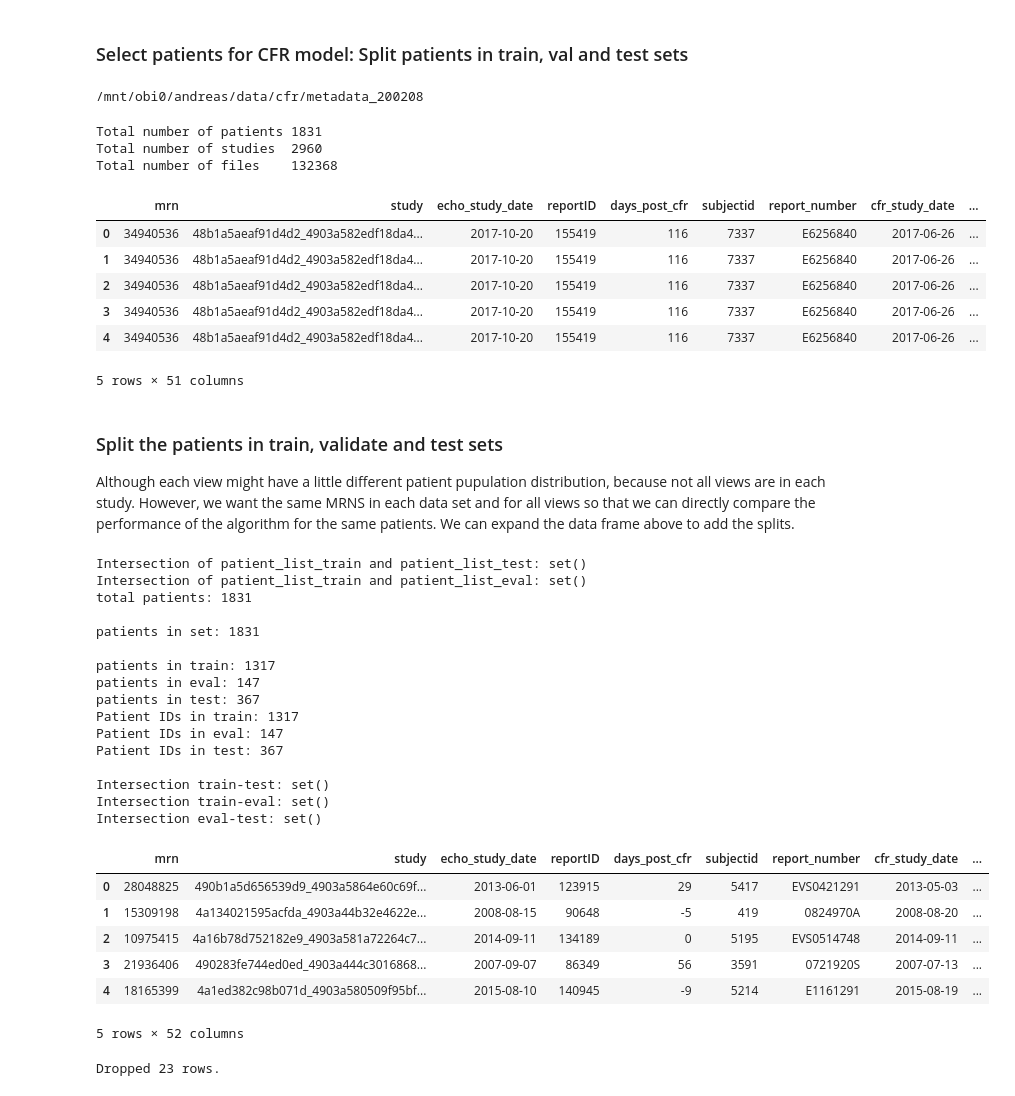
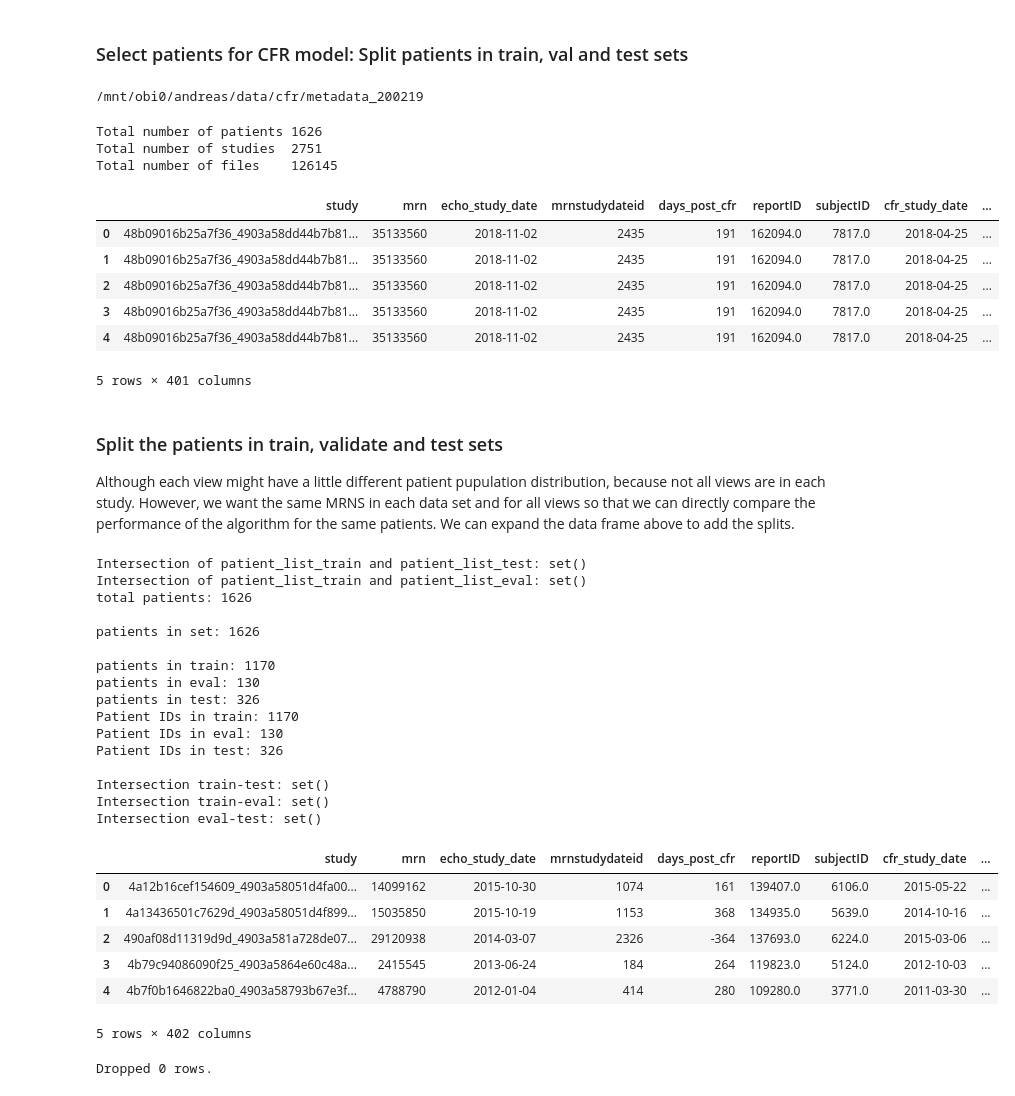
Before and after one commit to awerdich/werdich-cfr, a Jupyter notebook: notebooks/cfr_datasets_patientsplit.ipynb, the cells around one changed output. Cells and saved outputs as stored; diff of their text form; code cells hidden in the pictures.

Commit message:
New cfr data files.

```diff
--- a/notebooks/cfr_datasets_patientsplit.ipynb
+++ b/notebooks/cfr_datasets_patientsplit.ipynb
@@ -10,31 +10,31 @@ pd.set_option('display.max_columns', 50)
 pd.set_option('display.width', 1000)
 # %%
 cfr_data_root = os.path.normpath('/mnt/obi0/andreas/data/cfr')
-cfr_meta_date = '200208'
+cfr_meta_date = '200219'
 meta_dir = os.path.join(cfr_data_root, 'metadata_'+cfr_meta_date)
 print(meta_dir)
 # %% [output]
-/mnt/obi0/andreas/data/cfr/metadata_200208
+/mnt/obi0/andreas/data/cfr/metadata_200219
 # %%
-match_view_filename = 'BWH_2020-Feb-4_pet_match365_diff_files_'+cfr_meta_date+'.parquet'
+match_view_filename = 'BWH_2020-Feb-19_pet_match365_diff_files_'+cfr_meta_date+'.parquet'
 files_cfr = pd.read_parquet(os.path.join(meta_dir, match_view_filename))
 
 print('Total number of patients {}'.format(len(files_cfr.mrn.unique())))
 print('Total number of studies  {}'.format(len(files_cfr.study.unique())))
 print('Total number of files    {}'.format(len(files_cfr.filename.unique())))
 
 files_cfr.head()
 # %% [output]
-Total number of patients 1831
-Total number of studies  2960
-Total number of files    132368
+Total number of patients 1626
+Total number of studies  2751
+Total number of files    126145
-|  | mrn | study | echo_study_date | reportID | days_post_cfr | subjectid | report_number | cfr_study_date | ... |
-| 0 | 34940536 | 48b1a5aeaf91d4d2_4903a582edf18da4... | 2017-10-20 | 155419 | 116 | 7337 | E6256840 | 2017-06-26 | ... |
-| 1 | 34940536 | 48b1a5aeaf91d4d2_4903a582edf18da4... | 2017-10-20 | 155419 | 116 | 7337 | E6256840 | 2017-06-26 | ... |
-| 2 | 34940536 | 48b1a5aeaf91d4d2_4903a582edf18da4... | 2017-10-20 | 155419 | 116 | 7337 | E6256840 | 2017-06-26 | ... |
-| 3 | 34940536 | 48b1a5aeaf91d4d2_4903a582edf18da4... | 2017-10-20 | 155419 | 116 | 7337 | E6256840 | 2017-06-26 | ... |
-| 4 | 34940536 | 48b1a5aeaf91d4d2_4903a582edf18da4... | 2017-10-20 | 155419 | 116 | 7337 | E6256840 | 2017-06-26 | ... |
+|  | study | mrn | echo_study_date | mrnstudydateid | days_post_cfr | reportID | subjectID | cfr_study_date | ... |
+| 0 | 48b09016b25a7f36_4903a58dd44b7b81... | 35133560 | 2018-11-02 | 2435 | 191 | 162094.0 | 7817.0 | 2018-04-25 | ... |
+| 1 | 48b09016b25a7f36_4903a58dd44b7b81... | 35133560 | 2018-11-02 | 2435 | 191 | 162094.0 | 7817.0 | 2018-04-25 | ... |
+| 2 | 48b09016b25a7f36_4903a58dd44b7b81... | 35133560 | 2018-11-02 | 2435 | 191 | 162094.0 | 7817.0 | 2018-04-25 | ... |
+| 3 | 48b09016b25a7f36_4903a58dd44b7b81... | 35133560 | 2018-11-02 | 2435 | 191 | 162094.0 | 7817.0 | 2018-04-25 | ... |
+| 4 | 48b09016b25a7f36_4903a58dd44b7b81... | 35133560 | 2018-11-02 | 2435 | 191 | 162094.0 | 7817.0 | 2018-04-25 | ... |
-5 rows × 51 columns
+5 rows × 401 columns
 # %% [markdown]
 ### Split the patients in train, validate and test sets ###
 Although each view might have a little different patient pupulation distribution, because not all views are in each study. However, we want the same MRNS in each data set and for all views so that we can directly compare the performance of the algorithm for the same patients. We can expand the data frame above to add the splits.
@@ -94,16 +94,16 @@ print('Intersection eval-test:', set(patient_split['eval']).intersection(set(pat
 # %% [output]
 Intersection of patient_list_train and patient_list_test: set()
 Intersection of patient_list_train and patient_list_eval: set()
-total patients: 1831
+total patients: 1626
 
-patients in set: 1831
+patients in set: 1626
 
-patients in train: 1317
-patients in eval: 147
-patients in test: 367
-Patient IDs in train: 1317
-Patient IDs in eval: 147
-Patient IDs in test: 367
+patients in train: 1170
+patients in eval: 130
+patients in test: 326
+Patient IDs in train: 1170
+Patient IDs in eval: 130
+Patient IDs in test: 326
 
 Intersection train-test: set()
 Intersection train-eval: set()
@@ -124,23 +124,24 @@ files_cfr_dset = files_cfr.merge(right = split_df, on = 'mrn', how = 'left').\
 # %%
 files_cfr_dset.head(5)
 # %% [output]
-|  | mrn | study | echo_study_date | reportID | days_post_cfr | subjectid | report_number | cfr_study_date | ... |
-| 0 | 28048825 | 490b1a5d656539d9_4903a5864e60c69f... | 2013-06-01 | 123915 | 29 | 5417 | EVS0421291 | 2013-05-03 | ... |
-| 1 | 15309198 | 4a134021595acfda_4903a44b32e4622e... | 2008-08-15 | 90648 | -5 | 419 | 0824970A | 2008-08-20 | ... |
-| 2 | 10975415 | 4a16b78d752182e9_4903a581a72264c7... | 2014-09-11 | 134189 | 0 | 5195 | EVS0514748 | 2014-09-11 | ... |
-| 3 | 21936406 | 490283fe744ed0ed_4903a444c3016868... | 2007-09-07 | 86349 | 56 | 3591 | 0721920S | 2007-07-13 | ... |
-| 4 | 18165399 | 4a1ed382c98b071d_4903a580509f95bf... | 2015-08-10 | 140945 | -9 | 5214 | E1161291 | 2015-08-19 | ... |
+|  | study | mrn | echo_study_date | mrnstudydateid | days_post_cfr | reportID | subjectID | cfr_study_date | ... |
+| 0 | 4a12b16cef154609_4903a58051d4fa00... | 14099162 | 2015-10-30 | 1074 | 161 | 139407.0 | 6106.0 | 2015-05-22 | ... |
+| 1 | 4a13436501c7629d_4903a58051d4f899... | 15035850 | 2015-10-19 | 1153 | 368 | 134935.0 | 5639.0 | 2014-10-16 | ... |
+| 2 | 490af08d11319d9d_4903a581a728de07... | 29120938 | 2014-03-07 | 2326 | -364 | 137693.0 | 6224.0 | 2015-03-06 | ... |
+| 3 | 4b79c94086090f25_4903a5864e60c48a... | 2415545 | 2013-06-24 | 184 | 264 | 119823.0 | 5124.0 | 2012-10-03 | ... |
+| 4 | 4b7f0b1646822ba0_4903a58793b67e3f... | 4788790 | 2012-01-04 | 414 | 280 | 109280.0 | 3771.0 | 2011-03-30 | ... |
-5 rows × 52 columns
+5 rows × 402 columns
 # %%
-# Prepare the final set that we will use for writing TFR files. We don't want any rows with NAs
-files_tfr = files_cfr_dset.dropna().drop(columns = ['index'])
+# Prepare the final set that we will use for writing TFR files. We don't want any rows with NAs in some columns.
+no_na_columns = ['study', 'mrn', 'echo_study_date', 'mrnstudydateid', 'model_cfr']
+files_tfr = files_cfr_dset.dropna(subset=no_na_columns)
 
 print('Dropped {} rows.'.format(files_cfr_dset.shape[0]-files_tfr.shape[0]))
 # Add some other information that we need and shuffle the whole thing
 files_tfr = files_tfr.assign(rate = np.round(1/files_tfr.frame_time*1e3, decimals = 1))
 files_tfr = files_tfr.sample(frac = 1)
 # %% [output]
-Dropped 23 rows.
+Dropped 0 rows.
 # %%
 dset_filename = 'tfr_files_dset_BWH_'+cfr_meta_date+'.parquet'
 files_tfr.to_parquet(os.path.join(meta_dir, dset_filename))
```
Also changed, not shown: parts of 2 cells of this notebook, 2 other files.
